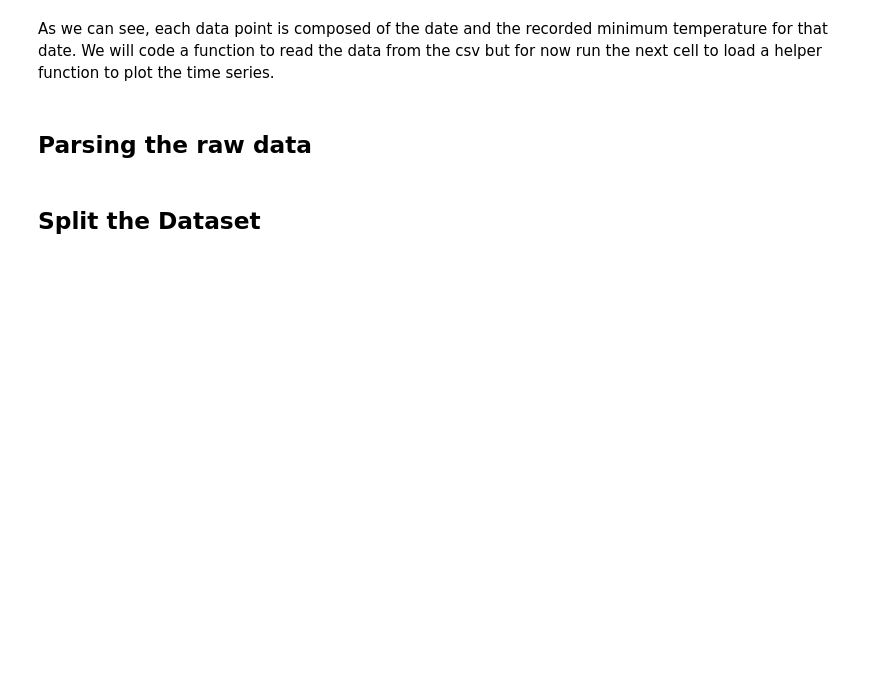
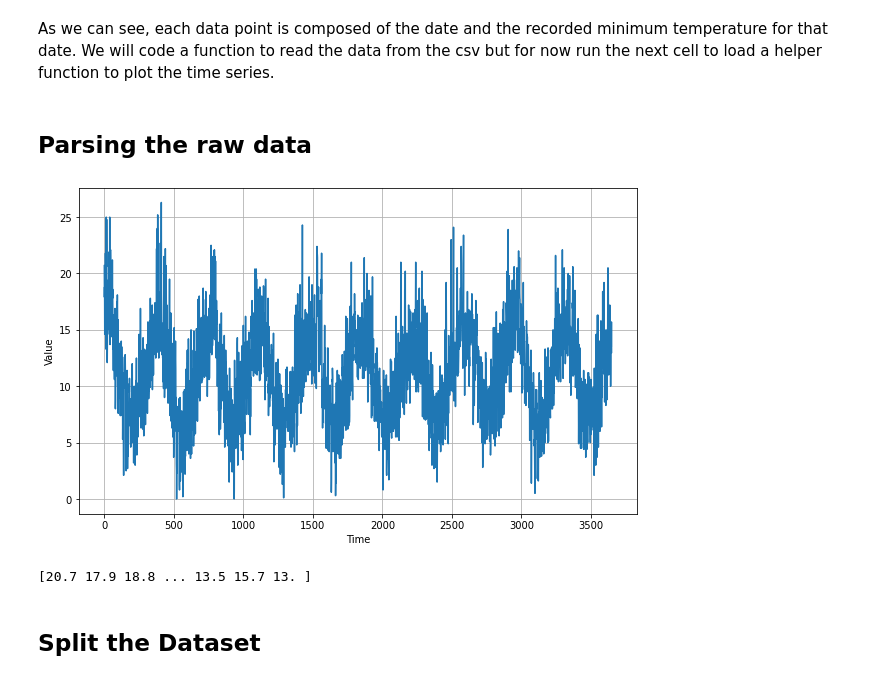
Before and after one commit to MarcoStallmann/Time-Series-and-Prediction, a Jupyter notebook: Forecasting Daily Minimum Temperatures in Melbourne with CNNs/Forecasting Daily Minimum Temperatures in Melbourne with CNNs.ipynb, the cells around one changed output. Drawn from its saved outputs; the diff is of its cells as text; code cells hidden in the pictures; blank space fills up the shorter version.

Commit message:
Update Melbourne

```diff
--- a/Forecasting Daily Minimum Temperatures in Melbourne with CNNs/Forecasting Daily Minimum Temperatures in Melbourne with CNNs.ipynb
+++ b/Forecasting Daily Minimum Temperatures in Melbourne with CNNs/Forecasting Daily Minimum Temperatures in Melbourne with CNNs.ipynb
@@ -12,7 +12,7 @@ from dataclasses import dataclass
 # %% [markdown]
 Begin by looking at the structure of the csv that contains the data:
 # %%
-TEMPERATURES_CSV = '../input/daily-minimum-temperatures-in-melbourne/daily-minimum-temperatures-in-me.csv'
+TEMPERATURES_CSV = 'daily-minimum-temperatures-in-me.csv'
 
 with open(TEMPERATURES_CSV, 'r') as csvfile:
     print(f"Header looks like this:\n\n{csvfile.readline()}")
@@ -53,22 +65,26 @@ def parse_data_from_file(filename):
 # %%
 # Save all "global" variables within the G class (G stands for global)
 @dataclass
 class G:
-    TEMPERATURES_CSV = '../input/daily-minimum-temperatures-in-melbourne/daily-minimum-temperatures-in-me.csv'
+    TEMPERATURES_CSV = 'daily-minimum-temperatures-in-me.csv'
     times, temperatures = parse_data_from_file(TEMPERATURES_CSV)
     TIME = np.array(times)
     SERIES = np.array(temperatures)
     SPLIT_TIME = 2500
     WINDOW_SIZE = 64
     BATCH_SIZE = 256
     SHUFFLE_BUFFER_SIZE = 1000
 
 
 plt.figure(figsize=(10, 6))
 plot_series(G.TIME, G.SERIES)
 plt.show()
+# %% [output]
+[figure, added]
 # %%
 print(G.SERIES)
+# %% [output]
+[20.7 17.9 18.8 ... 13.5 15.7 13. ]
 # %% [markdown]
 ## Split the Dataset
 # %%
```
Also changed, not shown: parts of 6 cells of this notebook, 1 other file.
